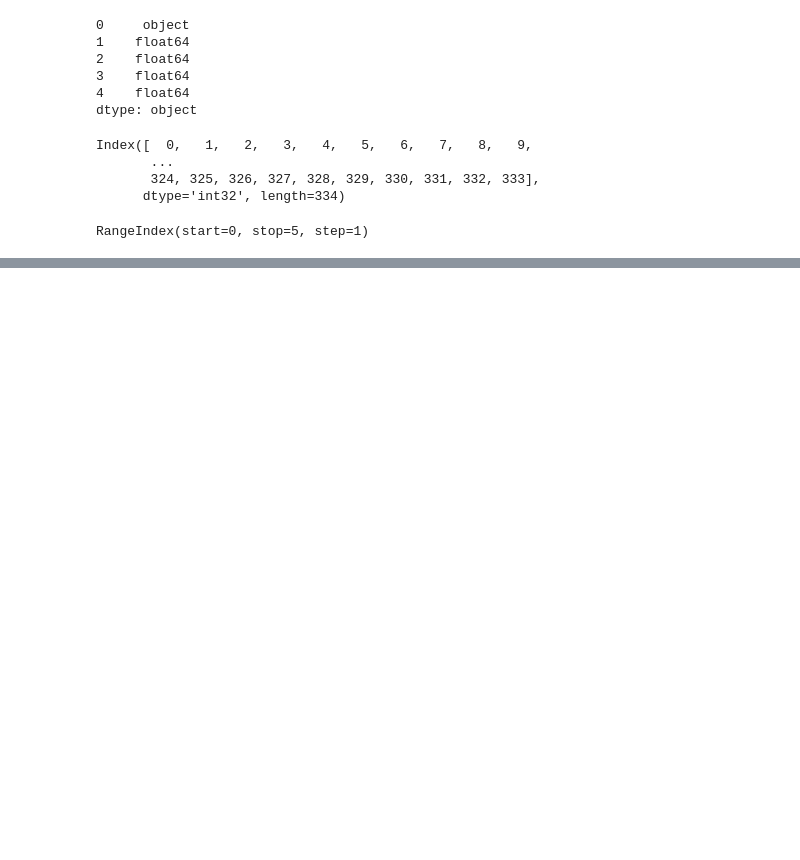
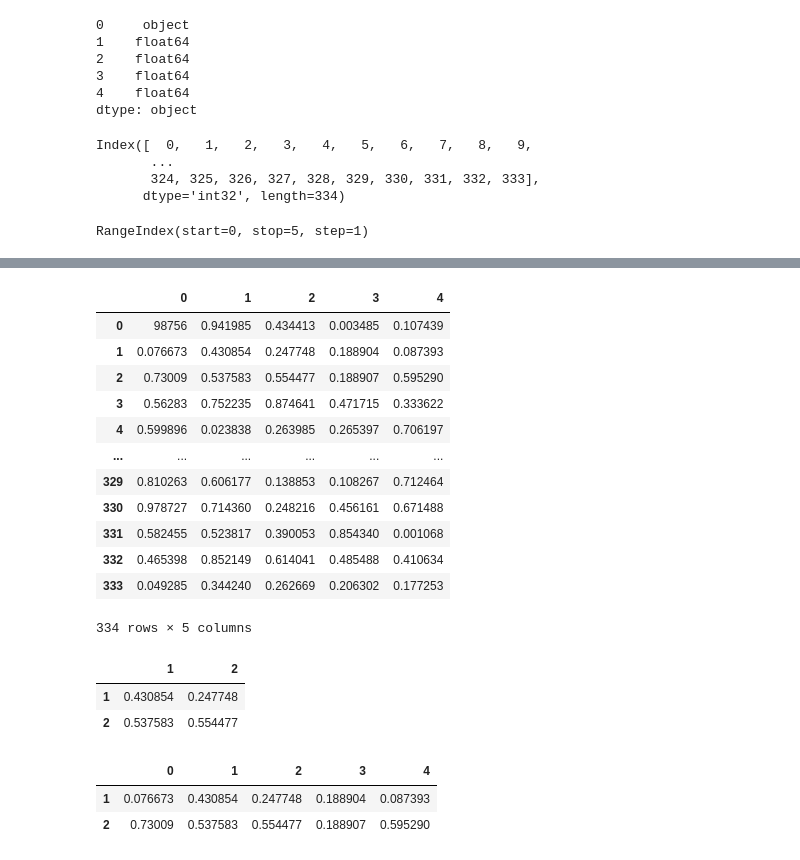
Before and after one commit to Abhi2701singh/python, a Jupyter notebook: pandas/Untitled.ipynb, the cells around one changed output, grey strips where cells are left out. Drawn from its saved outputs; the diff is of its cells as text; code cells hidden in the pictures; blank space fills up the shorter version.

```diff
--- a/pandas/Untitled.ipynb
+++ b/pandas/Untitled.ipynb
@@ -310,0 +331,28 @@ newdf.sort_index(axis=0,ascending=False)
+# %%
+newdf2
+# %% [output]
+|  | 0 | 1 | 2 | 3 | 4 |
+| 0 | 98756 | 0.941985 | 0.434413 | 0.003485 | 0.107439 |
+| 1 | 0.076673 | 0.430854 | 0.247748 | 0.188904 | 0.087393 |
+| 2 | 0.73009 | 0.537583 | 0.554477 | 0.188907 | 0.595290 |
+| 3 | 0.56283 | 0.752235 | 0.874641 | 0.471715 | 0.333622 |
+| 4 | 0.599896 | 0.023838 | 0.263985 | 0.265397 | 0.706197 |
+| ... | ... | ... | ... | ... | ... |
+| 329 | 0.810263 | 0.606177 | 0.138853 | 0.108267 | 0.712464 |
+| 330 | 0.978727 | 0.714360 | 0.248216 | 0.456161 | 0.671488 |
+| 331 | 0.582455 | 0.523817 | 0.390053 | 0.854340 | 0.001068 |
+| 332 | 0.465398 | 0.852149 | 0.614041 | 0.485488 | 0.410634 |
+| 333 | 0.049285 | 0.344240 | 0.262669 | 0.206302 | 0.177253 |
+334 rows × 5 columns
+# %%
+newdf.loc[[1,2],[1,2]]
+# %% [output]
+|  | 1 | 2 |
+| 1 | 0.430854 | 0.247748 |
+| 2 | 0.537583 | 0.554477 |
+# %%
+newdf.loc[[1,2],:]
+# %% [output]
+|  | 0 | 1 | 2 | 3 | 4 |
+| 1 | 0.076673 | 0.430854 | 0.247748 | 0.188904 | 0.087393 |
+| 2 | 0.73009 | 0.537583 | 0.554477 | 0.188907 | 0.595290 |
```
Also changed, not shown: parts of 49 cells of this notebook.
